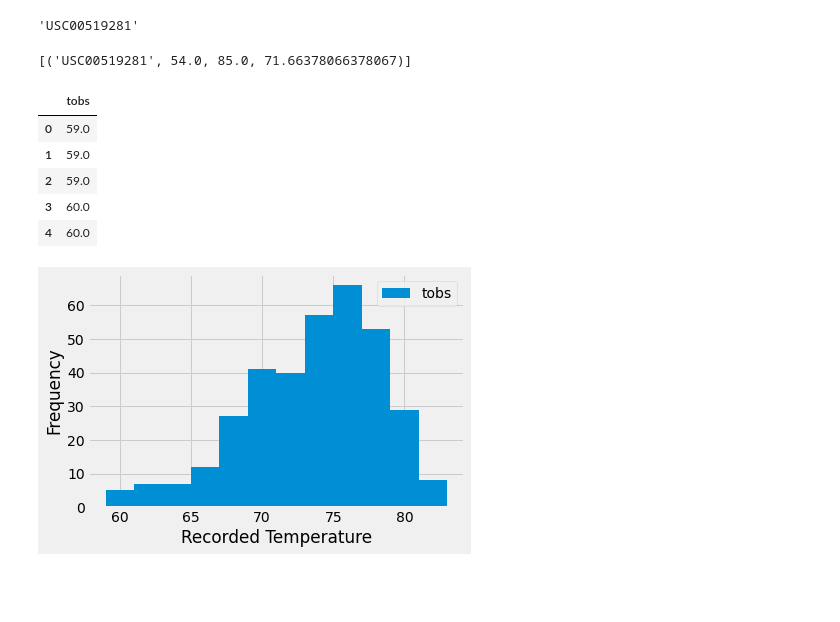
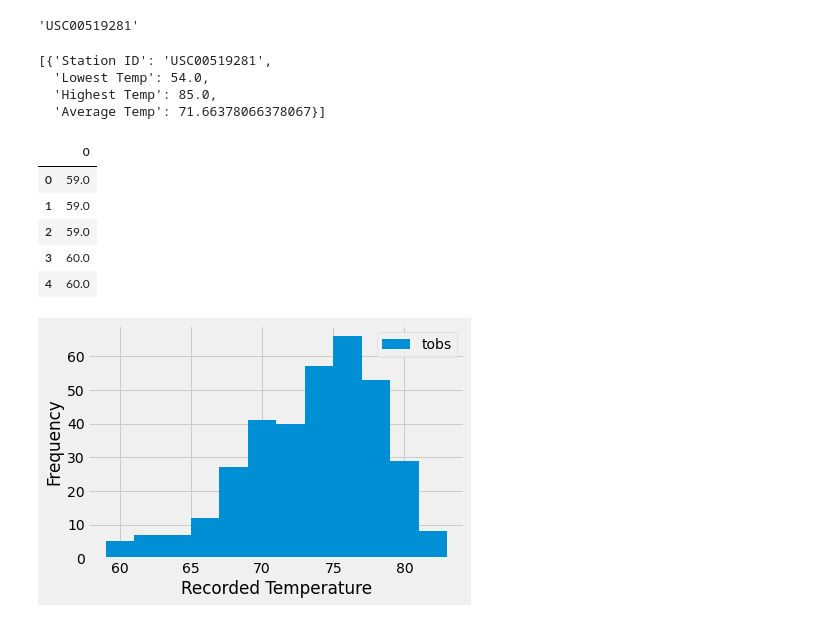
Before and after one commit to Nii-O/SQLAlchemy-Challenge, a Jupyter notebook: climate_starter.ipynb, the cells around one changed output. Saved outputs shown, nothing was run; the diff lists cells and outputs as text; code cells hidden in the pictures; blank space fills up the shorter version.

```diff
--- a/climate_starter.ipynb
+++ b/climate_starter.ipynb
@@ -180,21 +194,35 @@ sel = [Measurements.station,
 active_temp = session.query(*sel).\
     filter(Measurements.station==active).all()
 active_temp
+
+date_list = []
+for result in active_temp:
+    row = {}
+    row['Station ID'] = result[0]
+    row['Lowest Temp'] = result[1]
+    row['Highest Temp'] = result[2]
+    row['Average Temp'] = result[3]
+    date_list.append(row)
+active_temp
+date_list
 # %% [output]
-[('USC00519281', 54.0, 85.0, 71.66378066378067)]
+[{'Station ID': 'USC00519281',
+  'Lowest Temp': 54.0,
+  'Highest Temp': 85.0,
+  'Average Temp': 71.66378066378067}]
 # %%
 # Using the most active station id
 # Query the last 12 months of temperature observation data for this station and plot the results as a histogram
 past_temp= session.query(Measurements.tobs).\
                     filter(Measurements.station== active).\
                     filter(Measurements.date>= year_ago).\
                     order_by(Measurements.tobs).all()
 
 past_temp_df= pd.DataFrame( past_temp)
 past_temp_df1= past_temp_df.rename(columns={0:'tobs'})
-past_temp_df1.head()
+past_temp_df.head()
 # %% [output]
-|  | tobs |
+|  | 0 |
 | 0 | 59.0 |
 | 1 | 59.0 |
 | 2 | 59.0 |
```
Also changed, not shown: parts of 3 cells of this notebook, 1 other file.
